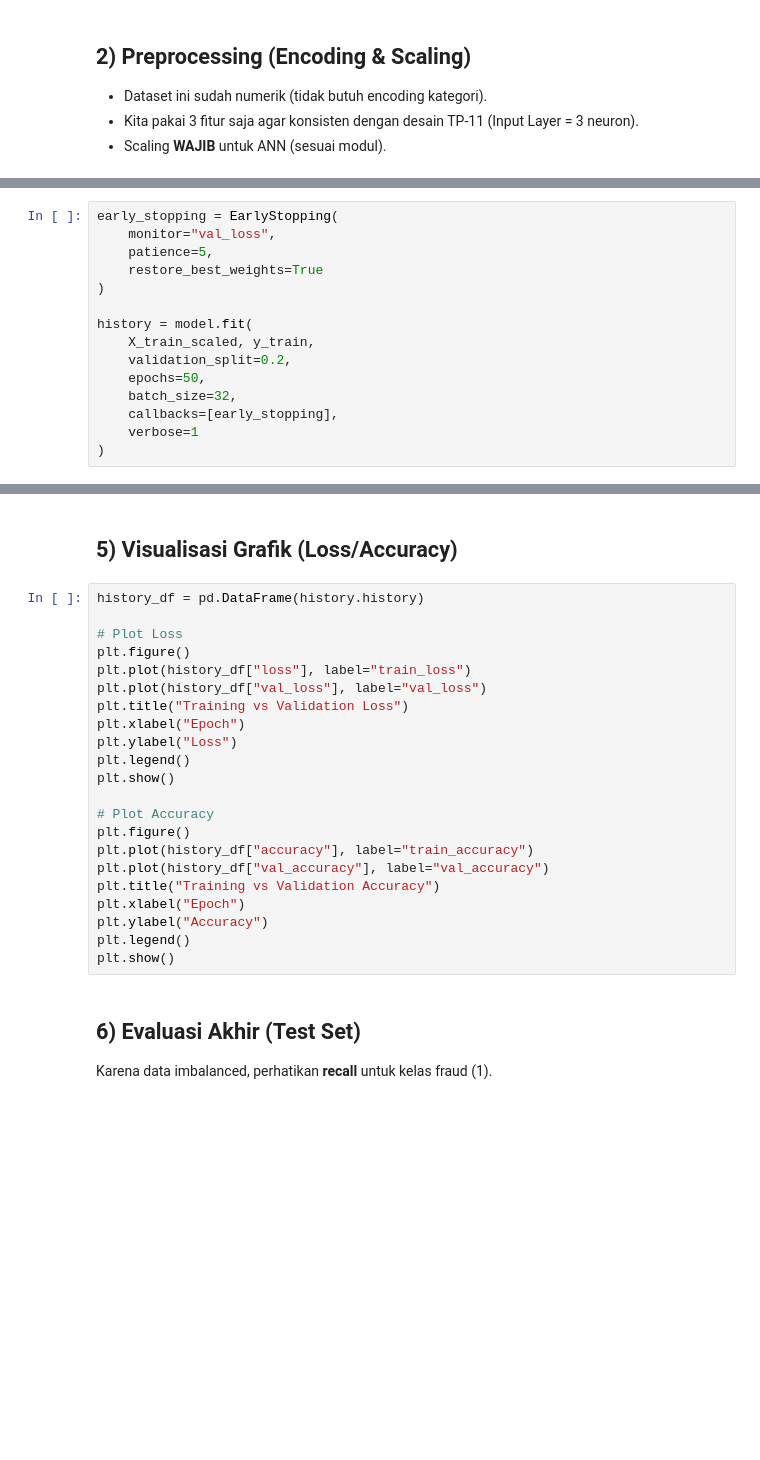
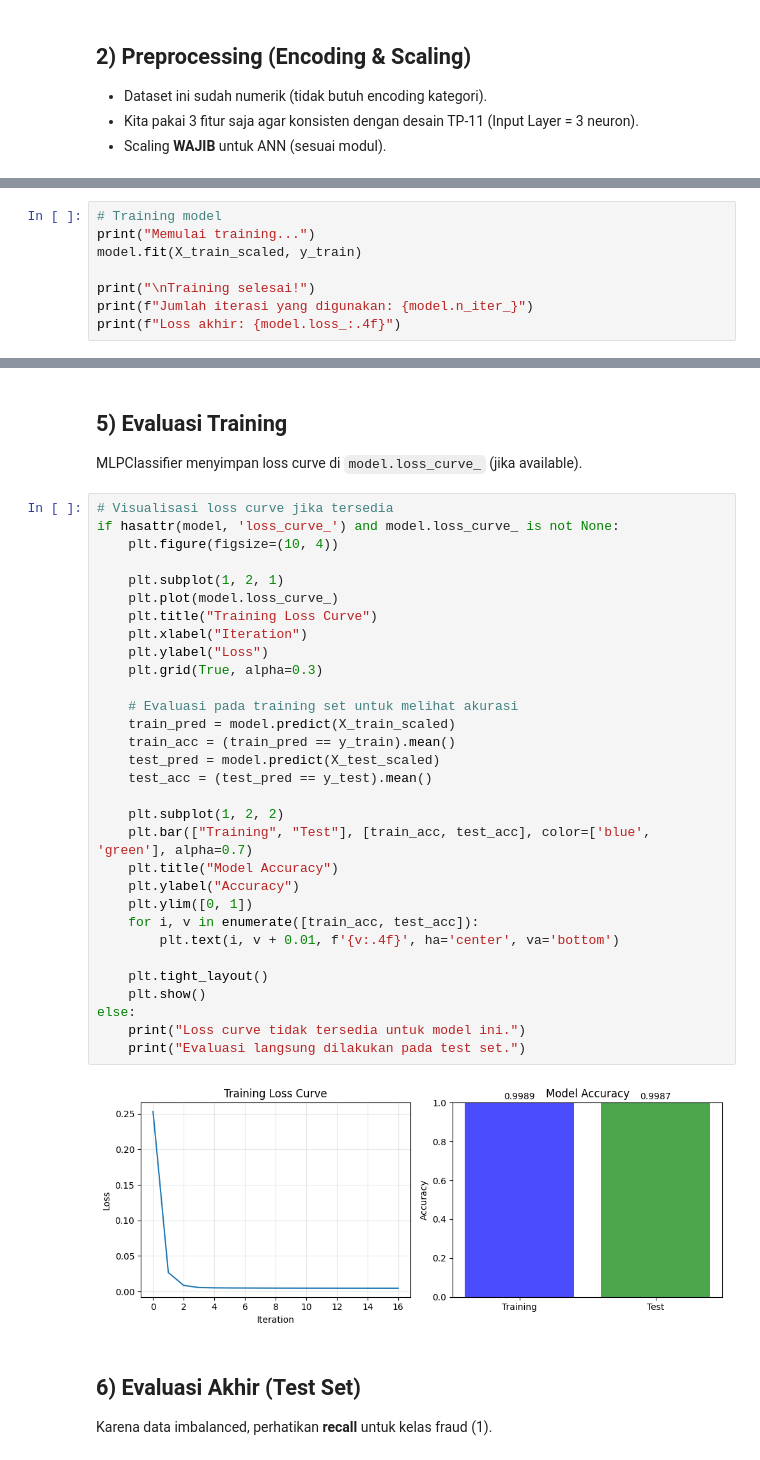
Before and after one commit to Arthaaaaa/Fraud-Detector, a Jupyter notebook: TA11_ANN_Fraud.ipynb, the cells around one changed output, grey strips where cells are left out. Saved outputs shown, nothing was run; the diff lists cells and outputs as text; blank space fills up the shorter version.

```diff
--- a/TA11_ANN_Fraud.ipynb
+++ b/TA11_ANN_Fraud.ipynb
@@ -98,15 +138,8 @@ Kita gunakan **EarlyStopping** agar berhenti otomatis jika validasi tidak membai
 # %%
-early_stopping = EarlyStopping(
-    monitor="val_loss",
-    patience=5,
-    restore_best_weights=True
-)
+# Training model
+print("Memulai training...")
+model.fit(X_train_scaled, y_train)
 
-history = model.fit(
-    X_train_scaled, y_train,
-    validation_split=0.2,
-    epochs=50,
-    batch_size=32,
-    callbacks=[early_stopping],
-    verbose=1
-)
+print("\nTraining selesai!")
+print(f"Jumlah iterasi yang digunakan: {model.n_iter_}")
+print(f"Loss akhir: {model.loss_:.4f}")
@@ -113,27 +164,39 @@ history = model.fit(
 # %% [markdown]
-## 5) Visualisasi Grafik (Loss/Accuracy)
+## 5) Evaluasi Training
+MLPClassifier menyimpan loss curve di `model.loss_curve_` (jika available).
 # %%
-history_df = pd.DataFrame(history.history)
+# Visualisasi loss curve jika tersedia
+if hasattr(model, 'loss_curve_') and model.loss_curve_ is not None:
+    plt.figure(figsize=(10, 4))
 
-# Plot Loss
-plt.figure()
-plt.plot(history_df["loss"], label="train_loss")
-plt.plot(history_df["val_loss"], label="val_loss")
-plt.title("Training vs Validation Loss")
-plt.xlabel("Epoch")
-plt.ylabel("Loss")
-plt.legend()
-plt.show()
+    plt.subplot(1, 2, 1)
+    plt.plot(model.loss_curve_)
+    plt.title("Training Loss Curve")
+    plt.xlabel("Iteration")
+    plt.ylabel("Loss")
+    plt.grid(True, alpha=0.3)
 
-# Plot Accuracy
-plt.figure()
-plt.plot(history_df["accuracy"], label="train_accuracy")
-plt.plot(history_df["val_accuracy"], label="val_accuracy")
-plt.title("Training vs Validation Accuracy")
-plt.xlabel("Epoch")
-plt.ylabel("Accuracy")
-plt.legend()
-plt.show()
+    # Evaluasi pada training set untuk melihat akurasi
+    train_pred = model.predict(X_train_scaled)
+    train_acc = (train_pred == y_train).mean()
+    test_pred = model.predict(X_test_scaled)
+    test_acc = (test_pred == y_test).mean()
+
+    plt.subplot(1, 2, 2)
+    plt.bar(["Training", "Test"], [train_acc, test_acc], color=['blue', 'green'], alpha=0.7)
+    plt.title("Model Accuracy")
+    plt.ylabel("Accuracy")
+    plt.ylim([0, 1])
+    for i, v in enumerate([train_acc, test_acc]):
+        plt.text(i, v + 0.01, f'{v:.4f}', ha='center', va='bottom')
+
+    plt.tight_layout()
+    plt.show()
+else:
+    print("Loss curve tidak tersedia untuk model ini.")
+    print("Evaluasi langsung dilakukan pada test set.")
+# %% [output]
+[figure, added]
 # %% [markdown]
 ## 6) Evaluasi Akhir (Test Set)
 Karena data imbalanced, perhatikan **recall** untuk kelas fraud (1).
```
Also changed, not shown: parts of 15 cells of this notebook.
